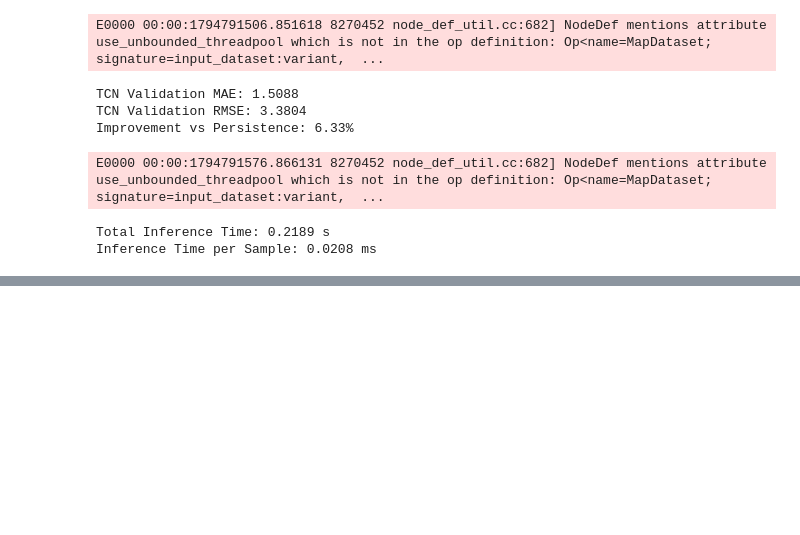
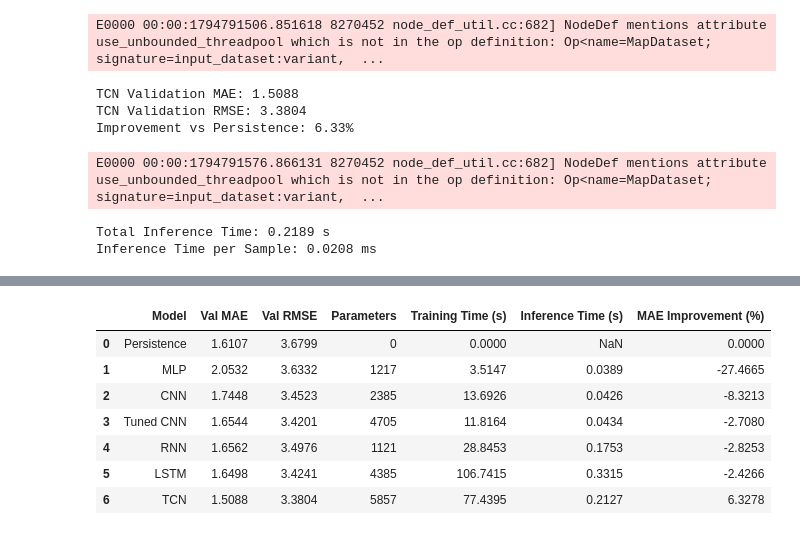
Before and after one commit to qchen534/AISE4010-Project, a Jupyter notebook: AISE4010_Project_Group#3.ipynb, the cells around one changed output, grey strips where cells are left out. Drawn from its saved outputs; the diff is of its cells as text; code cells hidden in the pictures; blank space fills up the shorter version.

Commit message:
Complete models comparison for stage 2

```diff
--- a/AISE4010_Project_Group#3.ipynb
+++ b/AISE4010_Project_Group#3.ipynb
@@ -2193,0 +2262,53 @@ Inference Time per Sample: 0.0208 ms
+# %%
+# Stage 2 Initial Model Comparison
+
+best_trial = grid_results_df.loc[
+    grid_results_df["Val MAE"].idxmin()
+]
+
+def improvement(mae):
+    return (naive_mae - mae) / naive_mae * 100
+
+
+model_data = [
+    ("Persistence", naive_mae, naive_rmse, 0, 0.0),
+    ("MLP", mlp_mae, mlp_rmse,
+     mlp.count_params(), mlp_training_time),
+    ("CNN", cnn_mae, cnn_rmse,
+     cnn.count_params(), cnn_training_time),
+    ("Tuned CNN",
+     best_trial["Val MAE"], best_trial["Val RMSE"],
+     best_cnn.count_params(),
+     best_trial["Training Time (s)"]),
+    ("RNN", rnn_mae, rnn_rmse,
+     rnn.count_params(), rnn_training_time),
+    ("LSTM", lstm_mae, lstm_rmse,
+     lstm.count_params(), lstm_training_time),
+    ("TCN", tcn_mae, tcn_rmse,
+     tcn.count_params(), tcn_training_time)
+]
+
+stage2_comparison = pd.DataFrame([
+    {
+        "Model": name,
+        "Val MAE": mae,
+        "Val RMSE": rmse,
+        "Parameters": params,
+        "Training Time (s)": train_time,
+        "Inference Time (s)": inference_times.get(name, np.nan),
+        "MAE Improvement (%)": improvement(mae)
+    }
+
+    for name, mae, rmse, params, train_time in model_data
+])
+
+display(stage2_comparison.round(4))
+# %% [output]
+|  | Model | Val MAE | Val RMSE | Parameters | Training Time (s) | Inference Time (s) | MAE Improvement (%) |
+| 0 | Persistence | 1.6107 | 3.6799 | 0 | 0.0000 | NaN | 0.0000 |
+| 1 | MLP | 2.0532 | 3.6332 | 1217 | 3.5147 | 0.0389 | -27.4665 |
+| 2 | CNN | 1.7448 | 3.4523 | 2385 | 13.6926 | 0.0426 | -8.3213 |
+| 3 | Tuned CNN | 1.6544 | 3.4201 | 4705 | 11.8164 | 0.0434 | -2.7080 |
+| 4 | RNN | 1.6562 | 3.4976 | 1121 | 28.8453 | 0.1753 | -2.8253 |
+| 5 | LSTM | 1.6498 | 3.4241 | 4385 | 106.7415 | 0.3315 | -2.4266 |
+| 6 | TCN | 1.5088 | 3.3804 | 5857 | 77.4395 | 0.2127 | 6.3278 |
```
Also changed, not shown: parts of 2 cells of this notebook.
